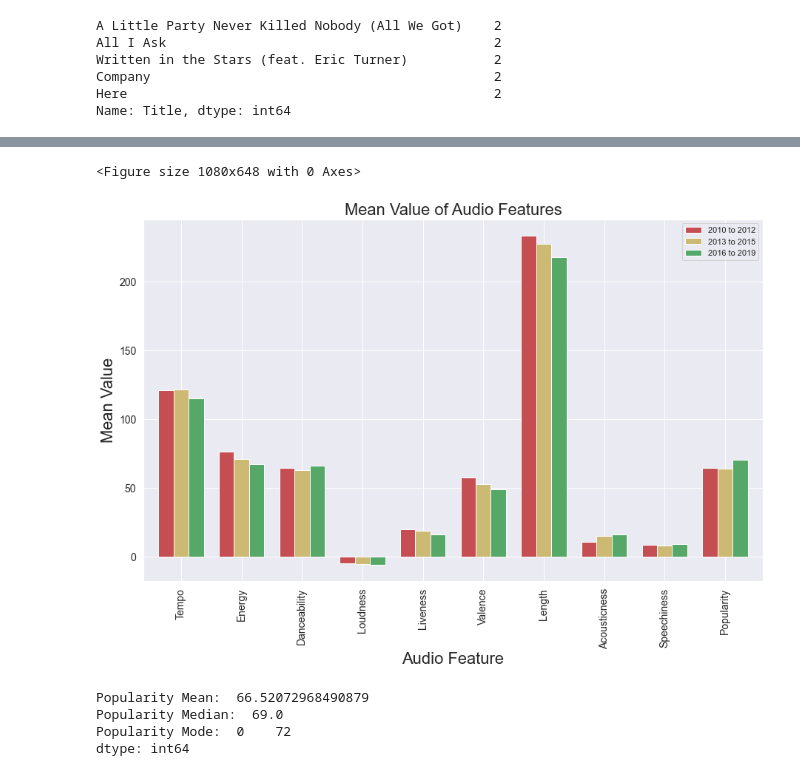
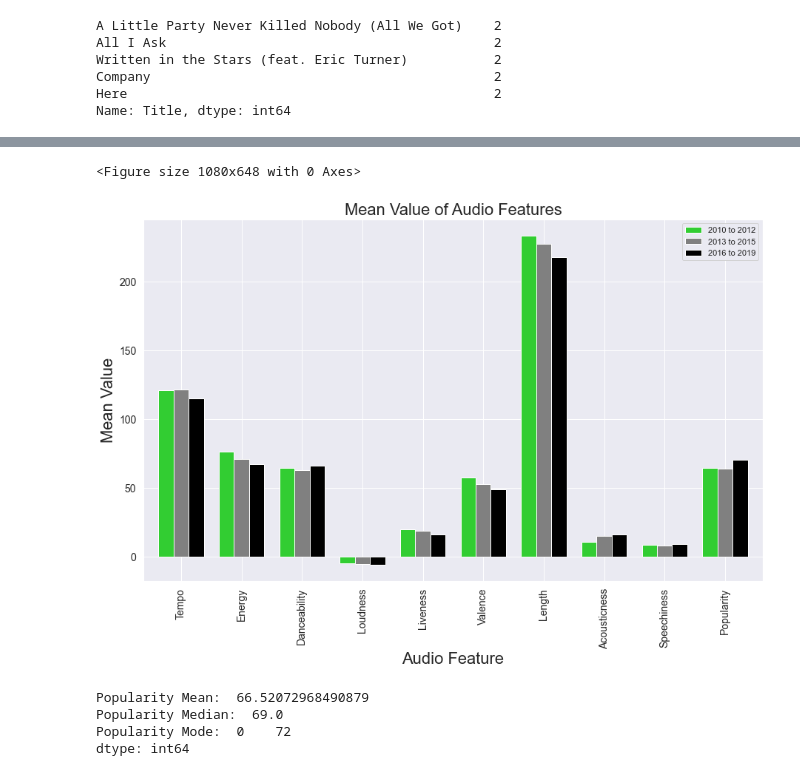
Before and after one commit to codemeisterone/NFX-GP4-Projects, a Jupyter notebook: spotify_analysis_v2/code/spotify_analysis.ipynb, the cells around one changed output, grey strips where cells are left out. Cells and saved outputs as stored; diff of their text form; code cells hidden in the pictures.

```diff
--- a/spotify_analysis_v2/code/spotify_analysis.ipynb
+++ b/spotify_analysis_v2/code/spotify_analysis.ipynb
@@ -210,28 +195,28 @@ d3
 # %%
 sns.set()
 
 #Set width and height of graph
 plt.figure(figsize=(15,9))
 
 
 #Group bar plots
 averages = pd.concat([d1.iloc[1,2:12].rename('2010 to 2012'),
                       d2.iloc[1,2:12].rename('2013 to 2015'),
                       d3.iloc[1,2:12].rename('2016 to 2019')], axis =1).plot(kind='bar',
                                                                        width =0.75,
                                                                        fontsize = 14,
 
-                                                                       color = ['r','y','g'])
+                                                                       color = ['limegreen','grey','black'])
 
 #Set graph title and labels
 averages.set_title('Mean Value of Audio Features', fontsize=22)
 averages.set_xlabel('Audio Feature', fontsize=22)
 averages.set_ylabel('Mean Value', fontsize=22)
 
 plt.show()
 # %% [output]
 <Figure size 1080x648 with 0 Axes>
-[figure, old version]
+[figure, new version]
 # %%
 #Determine which measure of central tendency is most appropriate to describe GENRE popularity
 # %%
```
Also changed, not shown: parts of 6 cells of this notebook.
